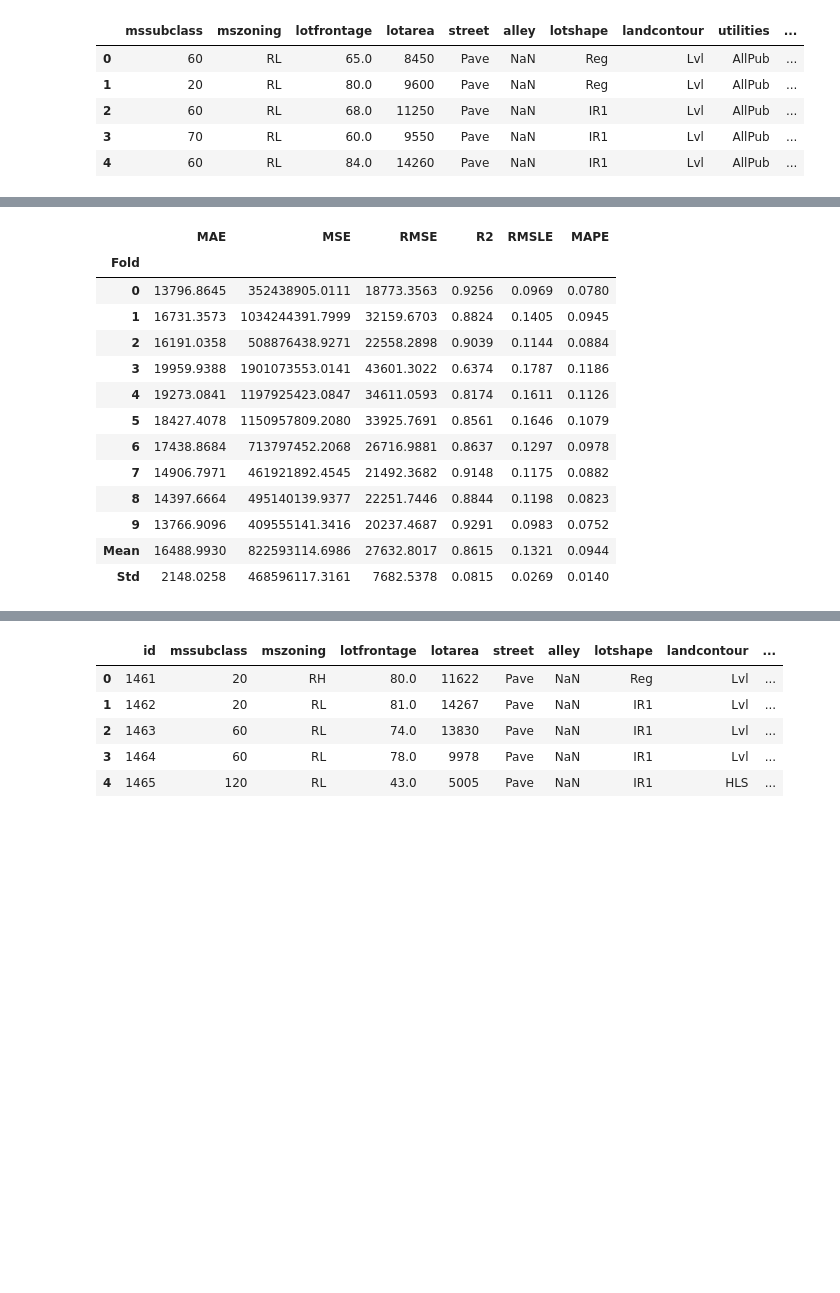
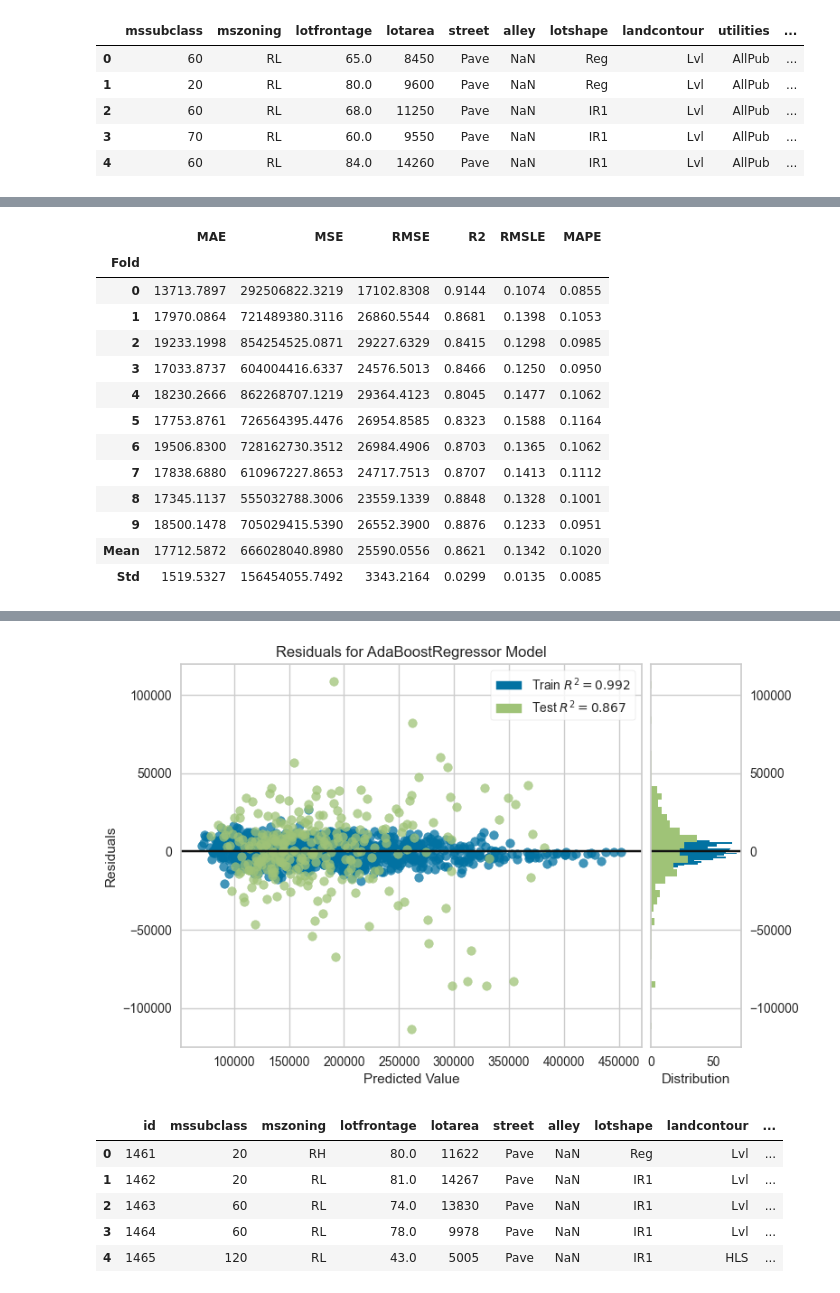
Before and after one commit to joseliasdiaz/House-prices-model, a Jupyter notebook: model.ipynb, the cells around one changed output, grey strips where cells are left out. Saved outputs shown, nothing was run; the diff lists cells and outputs as text; code cells hidden in the pictures; blank space fills up the shorter version.

```diff
--- a/model.ipynb
+++ b/model.ipynb
@@ -66,5 +181,6 @@ plt.show()
 # %%
 # setup pycaret model
+df.drop(columns= 'log_saleprice', inplace=True)
 exp1 = setup(df, target='saleprice', session_id=42,
              numeric_imputation='median',
              rare_to_value=.1,
@@ -78,5 +194,6 @@ exp1 = setup(df, target='saleprice', session_id=42,
              train_size=0.8,  # Adjust the train-test split ratio
              )
 # benchmark models
-best_model = compare_models(include = ['dt', 'rf', 'et', 'gbr', 'xgboost', 'lightgbm'], fold=10, round=4)
+best_model = compare_models(include = ['dt', 'rf', 'et', 'gbr',  'lightgbm'], fold=10, round=4)
+plot_model(best_model)
 # %% [output]
@@ -126,20 +308,21 @@ BaggingRegressor(estimator=LGBMRegressor(n_jobs=-1, random_state=42),
 # %%
 # Ensemble model with Boosting
-ensembled_dt = ensemble_model(tuned_dt, method = 'Boosting')
+boost_dt = ensemble_model(tuned_dt, method = 'Boosting')
+plot_model(boost_dt)
 # %% [output]
 [interactive output not drawn]
 |  | MAE | MSE | RMSE | R2 | RMSLE | MAPE |
 | Fold |  |  |  |  |  |  |
-| 0 | 13796.8645 | 352438905.0111 | 18773.3563 | 0.9256 | 0.0969 | 0.0780 |
-| 1 | 16731.3573 | 1034244391.7999 | 32159.6703 | 0.8824 | 0.1405 | 0.0945 |
-| 2 | 16191.0358 | 508876438.9271 | 22558.2898 | 0.9039 | 0.1144 | 0.0884 |
-| 3 | 19959.9388 | 1901073553.0141 | 43601.3022 | 0.6374 | 0.1787 | 0.1186 |
-| 4 | 19273.0841 | 1197925423.0847 | 34611.0593 | 0.8174 | 0.1611 | 0.1126 |
-| 5 | 18427.4078 | 1150957809.2080 | 33925.7691 | 0.8561 | 0.1646 | 0.1079 |
-| 6 | 17438.8684 | 713797452.2068 | 26716.9881 | 0.8637 | 0.1297 | 0.0978 |
-| 7 | 14906.7971 | 461921892.4545 | 21492.3682 | 0.9148 | 0.1175 | 0.0882 |
-| 8 | 14397.6664 | 495140139.9377 | 22251.7446 | 0.8844 | 0.1198 | 0.0823 |
-| 9 | 13766.9096 | 409555141.3416 | 20237.4687 | 0.9291 | 0.0983 | 0.0752 |
-| Mean | 16488.9930 | 822593114.6986 | 27632.8017 | 0.8615 | 0.1321 | 0.0944 |
-| Std | 2148.0258 | 468596117.3161 | 7682.5378 | 0.0815 | 0.0269 | 0.0140 |
+| 0 | 13713.7897 | 292506822.3219 | 17102.8308 | 0.9144 | 0.1074 | 0.0855 |
+| 1 | 17970.0864 | 721489380.3116 | 26860.5544 | 0.8681 | 0.1398 | 0.1053 |
+| 2 | 19233.1998 | 854254525.0871 | 29227.6329 | 0.8415 | 0.1298 | 0.0985 |
+| 3 | 17033.8737 | 604004416.6337 | 24576.5013 | 0.8466 | 0.1250 | 0.0950 |
+| 4 | 18230.2666 | 862268707.1219 | 29364.4123 | 0.8045 | 0.1477 | 0.1062 |
+| 5 | 17753.8761 | 726564395.4476 | 26954.8585 | 0.8323 | 0.1588 | 0.1164 |
+| 6 | 19506.8300 | 728162730.3512 | 26984.4906 | 0.8703 | 0.1365 | 0.1062 |
+| 7 | 17838.6880 | 610967227.8653 | 24717.7513 | 0.8707 | 0.1413 | 0.1112 |
+| 8 | 17345.1137 | 555032788.3006 | 23559.1339 | 0.8848 | 0.1328 | 0.1001 |
+| 9 | 18500.1478 | 705029415.5390 | 26552.3900 | 0.8876 | 0.1233 | 0.0951 |
+| Mean | 17712.5872 | 666028040.8980 | 25590.0556 | 0.8621 | 0.1342 | 0.1020 |
+| Std | 1519.5327 | 156454055.7492 | 3343.2164 | 0.0299 | 0.0135 | 0.0085 |
 [interactive output not drawn]
@@ -145,0 +330 @@ ensembled_dt = ensemble_model(tuned_dt, method = 'Boosting')
+[figure, added]
```
Also changed, not shown: parts of 20 cells of this notebook.
